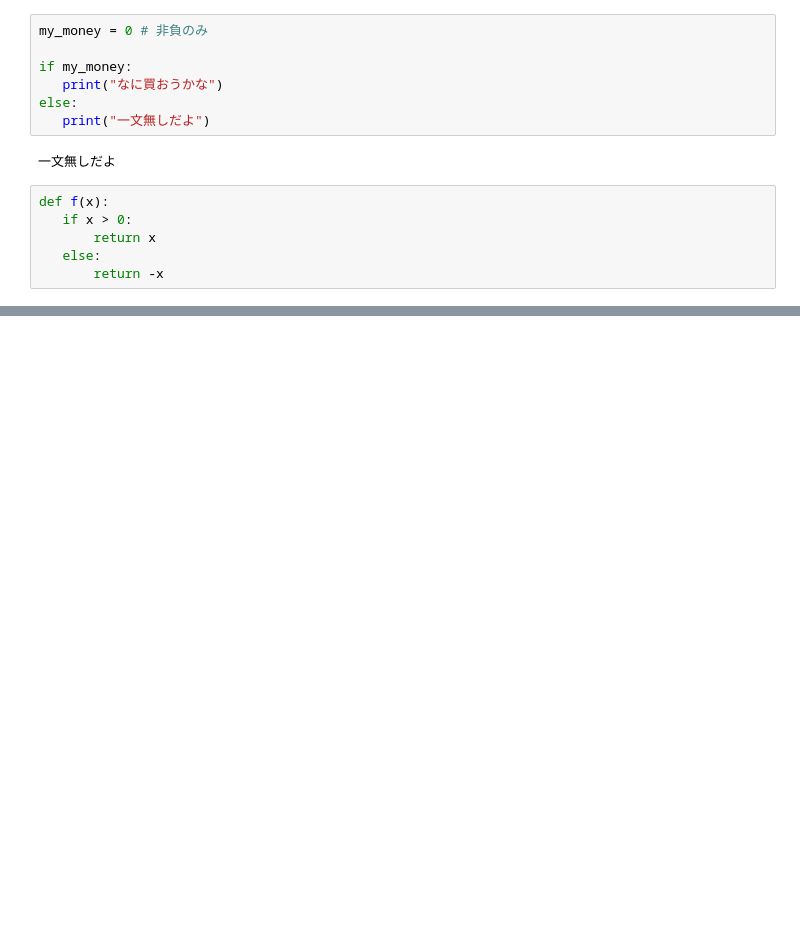
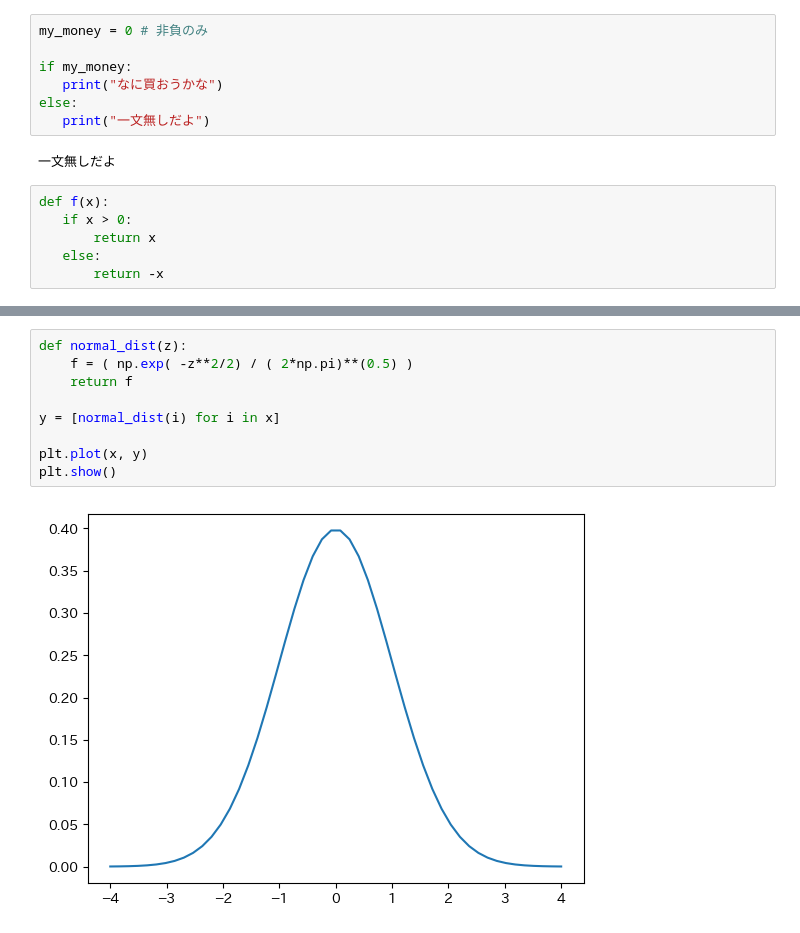
Before and after one commit to Hirota1031/ComfortCafe, a Jupyter notebook: 経済学のためのPython入門_テキストコード確認.ipynb, the cells around one changed output, grey strips where cells are left out. Drawn from its saved outputs; the diff is of its cells as text; blank space fills up the shorter version.

```diff
--- a/経済学のためのPython入門_テキストコード確認.ipynb
+++ b/経済学のためのPython入門_テキストコード確認.ipynb
@@ -278,0 +525,11 @@ def f(x):
+# %%
+def normal_dist(z):
+    f = ( np.exp( -z**2/2) / ( 2*np.pi)**(0.5) )
+    return f
+
+y = [normal_dist(i) for i in x]
+
+plt.plot(x, y)
+plt.show()
+# %% [output]
+[figure, added]
```
Also changed, not shown: parts of 38 cells of this notebook.
